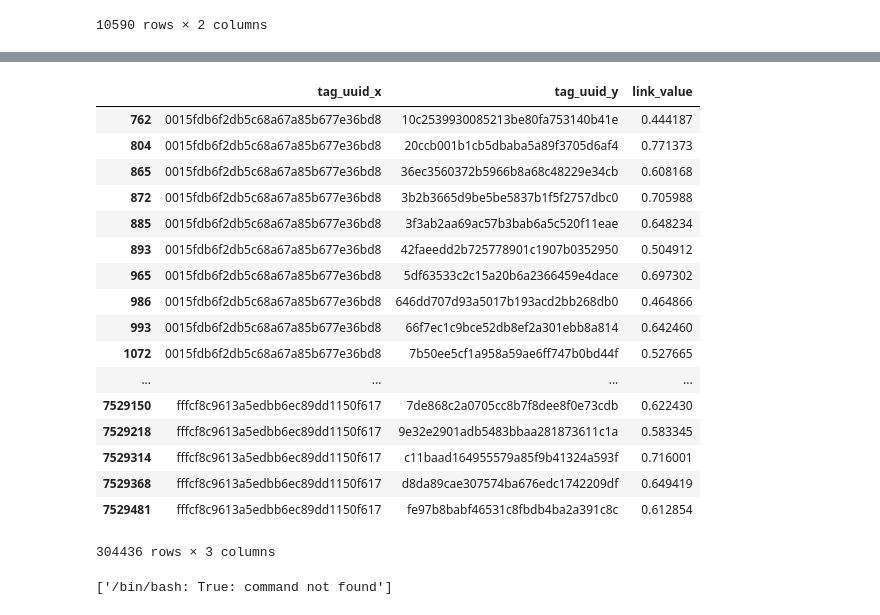
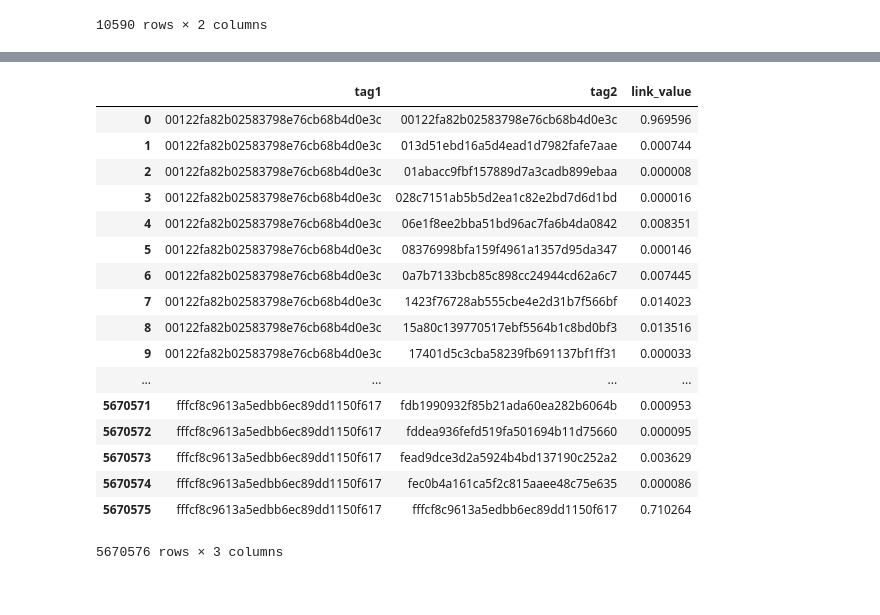
Before and after one commit to puppyapple/recommendation, a Jupyter notebook: remote_debbuger.ipynb, the cells around one changed output, grey strips where cells are left out. Drawn from its saved outputs; the diff is of its cells as text; code cells hidden in the pictures.

```diff
--- a/remote_debbuger.ipynb
+++ b/remote_debbuger.ipynb
@@ -56,21 +92,0 @@ nctag_nctag = Code.data_calculater.nctag_nctag(nctag_comps_aggregated, nctag_idf
-# %%
-ctag_nctag_relation
-# %% [output]
-|  | tag_uuid_x | tag_uuid_y | link_value |
-| 762 | 0015fdb6f2db5c68a67a85b677e36bd8 | 10c2539930085213be80fa753140b41e | 0.444187 |
-| 804 | 0015fdb6f2db5c68a67a85b677e36bd8 | 20ccb001b1cb5dbaba5a89f3705d6af4 | 0.771373 |
-| 865 | 0015fdb6f2db5c68a67a85b677e36bd8 | 36ec3560372b5966b8a68c48229e34cb | 0.608168 |
-| 872 | 0015fdb6f2db5c68a67a85b677e36bd8 | 3b2b3665d9be5be5837b1f5f2757dbc0 | 0.705988 |
-| 885 | 0015fdb6f2db5c68a67a85b677e36bd8 | 3f3ab2aa69ac57b3bab6a5c520f11eae | 0.648234 |
-| 893 | 0015fdb6f2db5c68a67a85b677e36bd8 | 42faeedd2b725778901c1907b0352950 | 0.504912 |
-| 965 | 0015fdb6f2db5c68a67a85b677e36bd8 | 5df63533c2c15a20b6a2366459e4dace | 0.697302 |
-| 986 | 0015fdb6f2db5c68a67a85b677e36bd8 | 646dd707d93a5017b193acd2bb268db0 | 0.464866 |
-| 993 | 0015fdb6f2db5c68a67a85b677e36bd8 | 66f7ec1c9bce52db8ef2a301ebb8a814 | 0.642460 |
-| 1072 | 0015fdb6f2db5c68a67a85b677e36bd8 | 7b50ee5cf1a958a59ae6ff747b0bd44f | 0.527665 |
-| ... | ... | ... | ... |
-| 7529150 | fffcf8c9613a5edbb6ec89dd1150f617 | 7de868c2a0705cc8b7f8dee8f0e73cdb | 0.622430 |
-| 7529218 | fffcf8c9613a5edbb6ec89dd1150f617 | 9e32e2901adb5483bbaa281873611c1a | 0.583345 |
-| 7529314 | fffcf8c9613a5edbb6ec89dd1150f617 | c11baad164955579a85f9b41324a593f | 0.716001 |
-| 7529368 | fffcf8c9613a5edbb6ec89dd1150f617 | d8da89cae307574ba676edc1742209df | 0.649419 |
-| 7529481 | fffcf8c9613a5edbb6ec89dd1150f617 | fe97b8babf46531c8fbdb4ba2a391c8c | 0.612854 |
-304436 rows × 3 columns
@@ -79,4 +93,25 @@ a = !True
-# %%
-a
-# %% [output]
-['/bin/bash: True: command not found']
+# %%
+ nctag_nctag = pd.read_csv("../Data/Output/recommendation/temp_result/nctag_nctag_result_all", header=None)
+# %%
+nctag_nctag.columns = ["tag1", "tag2", "link_value"]
+# %%
+nctag_nctag
+# %% [output]
+|  | tag1 | tag2 | link_value |
+| 0 | 00122fa82b02583798e76cb68b4d0e3c | 00122fa82b02583798e76cb68b4d0e3c | 0.969596 |
+| 1 | 00122fa82b02583798e76cb68b4d0e3c | 013d51ebd16a5d4ead1d7982fafe7aae | 0.000744 |
+| 2 | 00122fa82b02583798e76cb68b4d0e3c | 01abacc9fbf157889d7a3cadb899ebaa | 0.000008 |
+| 3 | 00122fa82b02583798e76cb68b4d0e3c | 028c7151ab5b5d2ea1c82e2bd7d6d1bd | 0.000016 |
+| 4 | 00122fa82b02583798e76cb68b4d0e3c | 06e1f8ee2bba51bd96ac7fa6b4da0842 | 0.008351 |
+| 5 | 00122fa82b02583798e76cb68b4d0e3c | 08376998bfa159f4961a1357d95da347 | 0.000146 |
+| 6 | 00122fa82b02583798e76cb68b4d0e3c | 0a7b7133bcb85c898cc24944cd62a6c7 | 0.007445 |
+| 7 | 00122fa82b02583798e76cb68b4d0e3c | 1423f76728ab555cbe4e2d31b7f566bf | 0.014023 |
+| 8 | 00122fa82b02583798e76cb68b4d0e3c | 15a80c139770517ebf5564b1c8bd0bf3 | 0.013516 |
+| 9 | 00122fa82b02583798e76cb68b4d0e3c | 17401d5c3cba58239fb691137bf1ff31 | 0.000033 |
+| ... | ... | ... | ... |
+| 5670571 | fffcf8c9613a5edbb6ec89dd1150f617 | fdb1990932f85b21ada60ea282b6064b | 0.000953 |
+| 5670572 | fffcf8c9613a5edbb6ec89dd1150f617 | fddea936fefd519fa501694b11d75660 | 0.000095 |
+| 5670573 | fffcf8c9613a5edbb6ec89dd1150f617 | fead9dce3d2a5924b4bd137190c252a2 | 0.003629 |
+| 5670574 | fffcf8c9613a5edbb6ec89dd1150f617 | fec0b4a161ca5f2c815aaee48c75e635 | 0.000086 |
+| 5670575 | fffcf8c9613a5edbb6ec89dd1150f617 | fffcf8c9613a5edbb6ec89dd1150f617 | 0.710264 |
+5670576 rows × 3 columns
```
Also changed, not shown: parts of 14 cells of this notebook, 3 other files.
